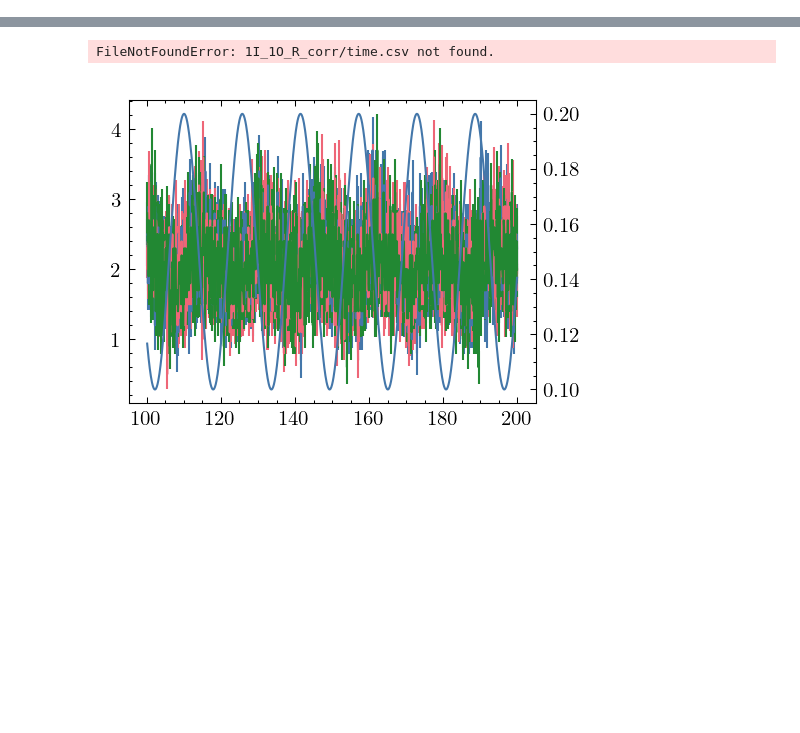
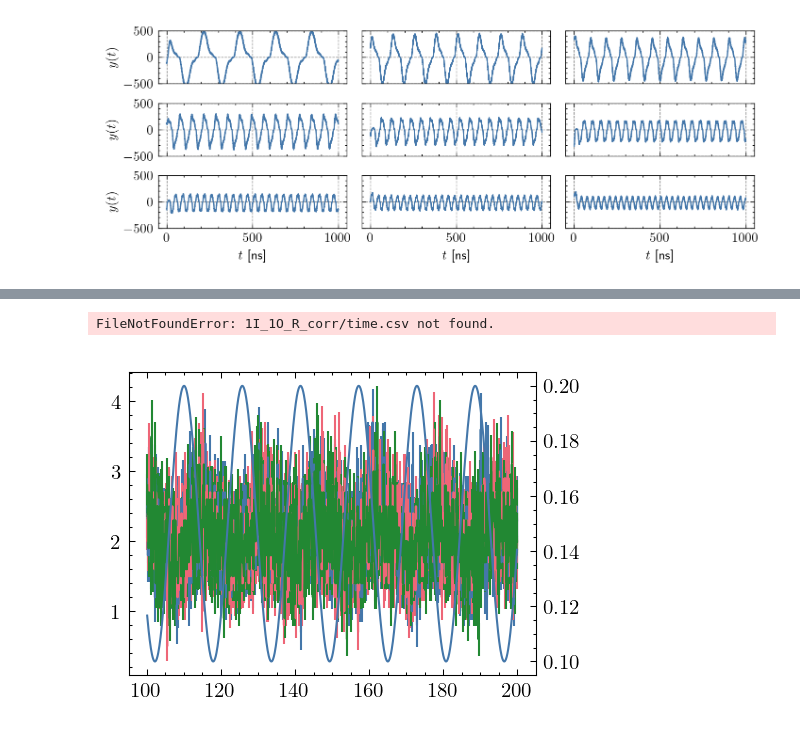
Before and after one commit to JonasMnsing/NanoNets, a Jupyter notebook: scripts/2_funding_period/WP2/cos_input/cos_input.ipynb, the cells around one changed output, grey strips where cells are left out. Cells and saved outputs as stored; diff of their text form; code cells hidden in the pictures; blank space fills up the shorter version.

```diff
--- a/scripts/2_funding_period/WP2/cos_input/cos_input.ipynb
+++ b/scripts/2_funding_period/WP2/cos_input/cos_input.ipynb
@@ -36,2 +65,38 @@ def plot_freq(f, ax, min_y, max_y):
+# %%
+cmap    = plt.get_cmap('Reds')
+f_vals  = np.round(np.arange(0.3,2,0.2),2)
+miny    = 1e1
+maxy    = 1e5
+dt      = 1e-10
+n_rows  = 3
+n_cols  = 3
+
+with plt.style.context(["science","bright", "grid"]):
+
+    fig = plt.figure(dpi=200, layout='constrained')
+    fig.set_figwidth(fig.get_figwidth()*2)
+    fig.set_figheight(fig.get_figheight()*1.2)
+
+    for i, f in enumerate(f_vals):
+
+        ax      = fig.add_subplot(4,3,i+1)
+        signal  = dic[f]['Current'].values
+
+        ax.plot(time,signal)
+
+        if i % n_cols == 0:
+            ax.set_ylabel('$y(t)$')
+        else:
+            ax.set_yticklabels("")
+
+        if i >= (n_rows-1)*3:
+            ax.set_xlabel('$t$ [ns]')
+        else:
+            ax.set_xticklabels("")
+
+        ax.set_ylim(-500,500)
+        # ax.set_xlim(0,10000)
+# %% [output]
+[figure, added]
 # %%
 cmap    = plt.get_cmap('Reds')
```
Also changed, not shown: parts of 13 cells of this notebook, 1 other file.
